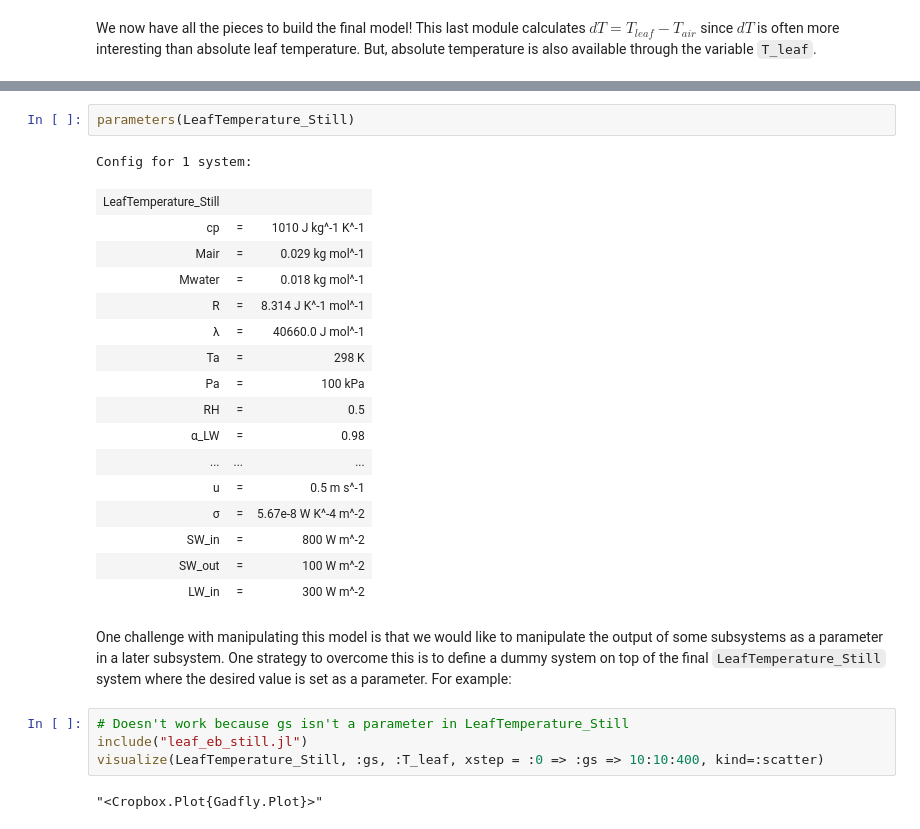
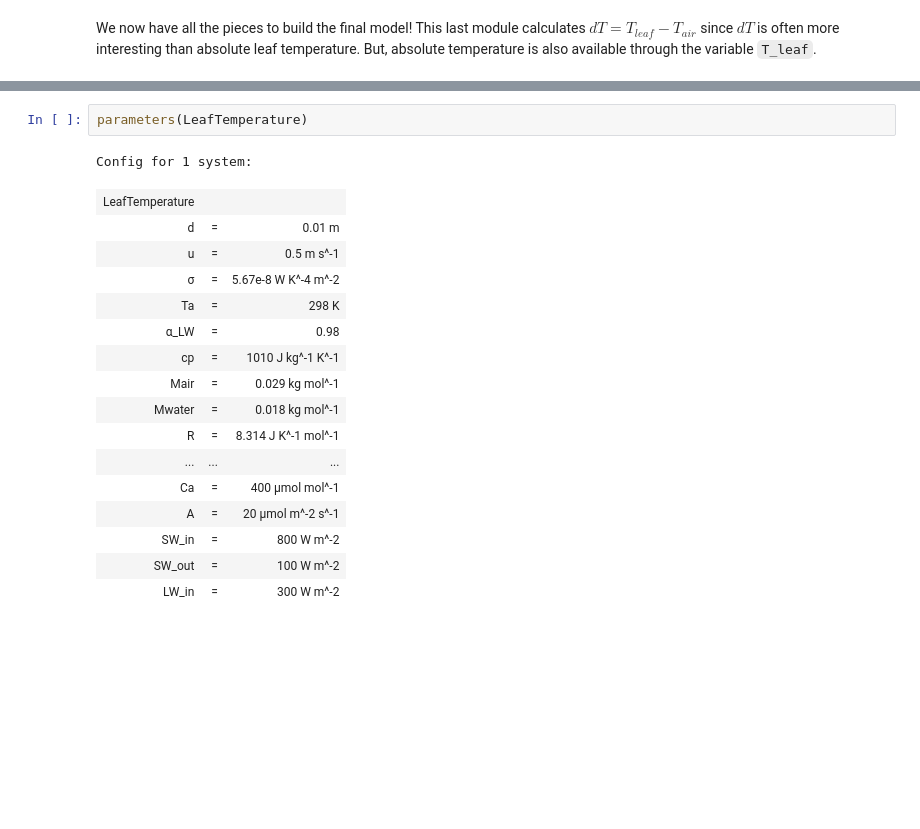
Before and after one commit to s-kganz/leaf_eb_julia, a Jupyter notebook: notebooks/01_model_spec.ipynb, the cells around one changed output, grey strips where cells are left out. Drawn from its saved outputs; the diff is of its cells as text; blank space fills up the shorter version.

```diff
--- a/notebooks/01_model_spec.ipynb
+++ b/notebooks/01_model_spec.ipynb
@@ -281,28 +268,20 @@ visualize(LeafTemperature_Still, :RH, :dT;
 # %%
-parameters(LeafTemperature_Still)
+parameters(LeafTemperature)
 # %% [output]
 Config for 1 system:
-| LeafTemperature_Still |  |  |
+| LeafTemperature |  |  |
+| d | = | 0.01 m |
+| u | = | 0.5 m s^-1 |
+| σ | = | 5.67e-8 W K^-4 m^-2 |
+| Ta | = | 298 K |
+| α_LW | = | 0.98 |
 | cp | = | 1010 J kg^-1 K^-1 |
 | Mair | = | 0.029 kg mol^-1 |
 | Mwater | = | 0.018 kg mol^-1 |
 | R | = | 8.314 J K^-1 mol^-1 |
-| λ | = | 40660.0 J mol^-1 |
-| Ta | = | 298 K |
-| Pa | = | 100 kPa |
-| RH | = | 0.5 |
-| α_LW | = | 0.98 |
 | ... | ... | ... |
-| u | = | 0.5 m s^-1 |
-| σ | = | 5.67e-8 W K^-4 m^-2 |
+| Ca | = | 400 μmol mol^-1 |
+| A | = | 20 μmol m^-2 s^-1 |
 | SW_in | = | 800 W m^-2 |
 | SW_out | = | 100 W m^-2 |
 | LW_in | = | 300 W m^-2 |
-# %% [markdown]
-One challenge with manipulating this model is that we would like to manipulate the output of some subsystems as a parameter in a later subsystem. One strategy to overcome this is to define a dummy system on top of the final `LeafTemperature_Still` system where the desired value is set as a parameter. For example:
-# %%
-# Doesn't work because gs isn't a parameter in LeafTemperature_Still
-include("leaf_eb_still.jl")
-visualize(LeafTemperature_Still, :gs, :T_leaf, xstep = :0 => :gs => 10:10:400, kind=:scatter)
-# %% [output]
-"<Cropbox.Plot{Gadfly.Plot}>"
```
Also changed, not shown: parts of 13 cells of this notebook, 3 other files.
